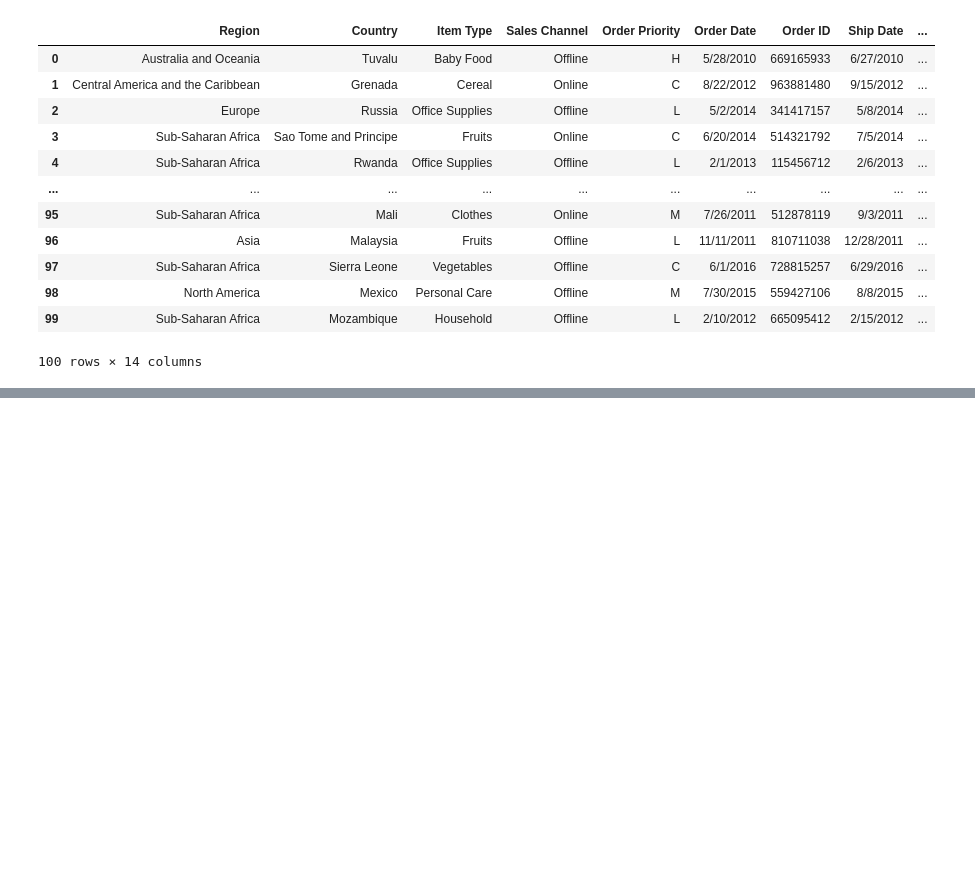
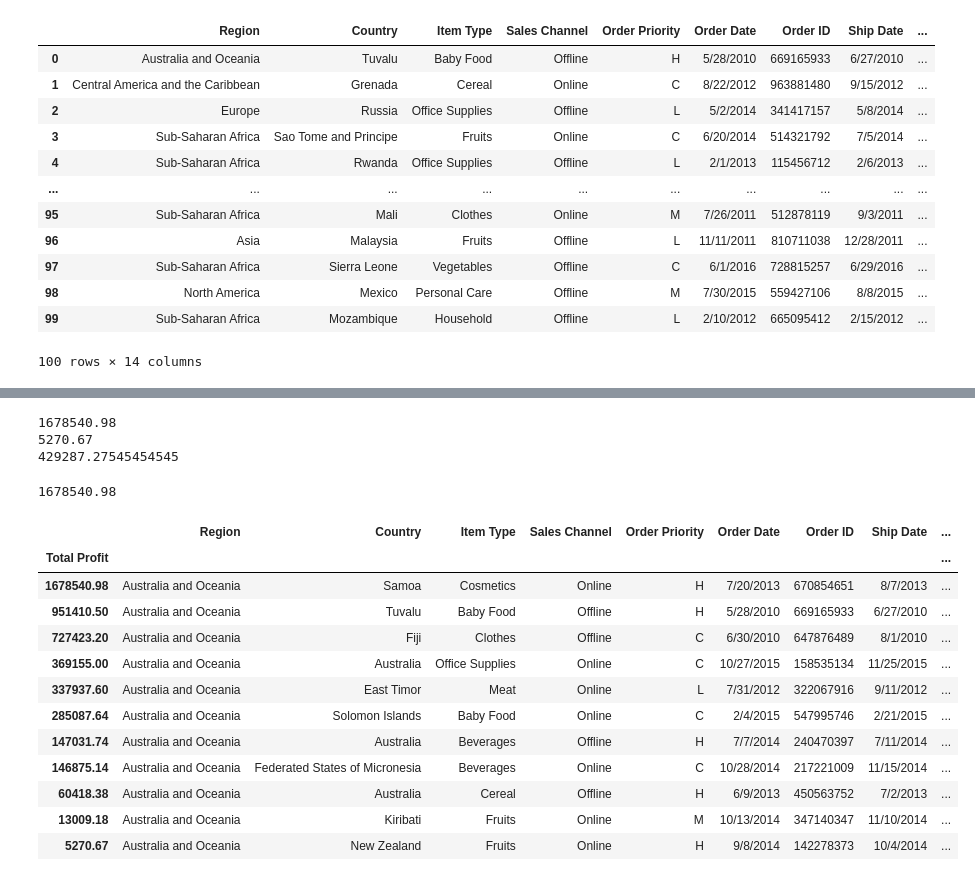
Before and after one commit to shimossa/ISYS5002_Assignment_One, a Jupyter notebook: ISYS5002_ELP_2021_20484040.ipynb, the cells around one changed output, grey strips where cells are left out. Saved outputs shown, nothing was run; the diff lists cells and outputs as text; code cells hidden in the pictures; blank space fills up the shorter version.

```diff
--- a/ISYS5002_ELP_2021_20484040.ipynb
+++ b/ISYS5002_ELP_2021_20484040.ipynb
@@ -107,0 +113,38 @@ df.loc[df['Region'] == 'Australia and Oceania']
+# %%
+#Finding the max, min and average values
+column = oce_df["Total Profit"]
+max_value = column.max()
+min_value = column.min()
+ave_value = column.mean()
+
+
+print(max_value)
+print(min_value)
+print(ave_value)
+# %% [output]
+1678540.98
+5270.67
+429287.27545454545
+# %%
+#Sorting data in a way to display it using columns, however need the name of the country at least.
+col_max = oce_df["Total Profit"].max(axis=0)
+col_max
+# %% [output]
+1678540.98
+# %%
+#Sorting data in a way to display it using groupby
+oce_df.groupby(["Total Profit"]).max().sort_values('Total Profit', ascending=False)
+# %% [output]
+|  | Region | Country | Item Type | Sales Channel | Order Priority | Order Date | Order ID | Ship Date | ... |
+| Total Profit |  |  |  |  |  |  |  |  | ... |
+| 1678540.98 | Australia and Oceania | Samoa | Cosmetics | Online | H | 7/20/2013 | 670854651 | 8/7/2013 | ... |
+| 951410.50 | Australia and Oceania | Tuvalu | Baby Food | Offline | H | 5/28/2010 | 669165933 | 6/27/2010 | ... |
+| 727423.20 | Australia and Oceania | Fiji | Clothes | Offline | C | 6/30/2010 | 647876489 | 8/1/2010 | ... |
+| 369155.00 | Australia and Oceania | Australia | Office Supplies | Online | C | 10/27/2015 | 158535134 | 11/25/2015 | ... |
+| 337937.60 | Australia and Oceania | East Timor | Meat | Online | L | 7/31/2012 | 322067916 | 9/11/2012 | ... |
+| 285087.64 | Australia and Oceania | Solomon Islands | Baby Food | Online | C | 2/4/2015 | 547995746 | 2/21/2015 | ... |
+| 147031.74 | Australia and Oceania | Australia | Beverages | Offline | H | 7/7/2014 | 240470397 | 7/11/2014 | ... |
+| 146875.14 | Australia and Oceania | Federated States of Micronesia | Beverages | Online | C | 10/28/2014 | 217221009 | 11/15/2014 | ... |
+| 60418.38 | Australia and Oceania | Australia | Cereal | Offline | H | 6/9/2013 | 450563752 | 7/2/2013 | ... |
+| 13009.18 | Australia and Oceania | Kiribati | Fruits | Online | M | 10/13/2014 | 347140347 | 11/10/2014 | ... |
+| 5270.67 | Australia and Oceania | New Zealand | Fruits | Online | H | 9/8/2014 | 142278373 | 10/4/2014 | ... |
```
Also changed, not shown: parts of 4 cells of this notebook.
